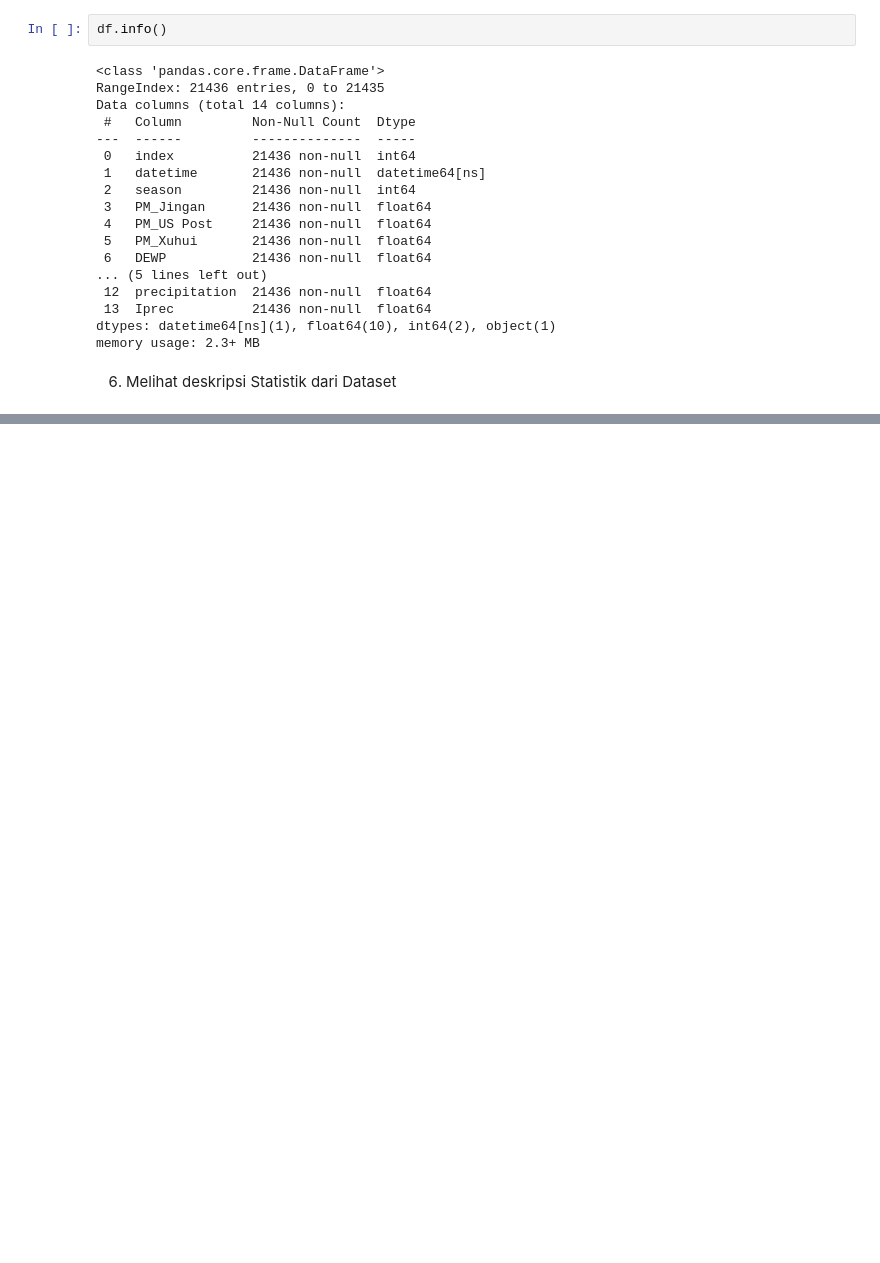
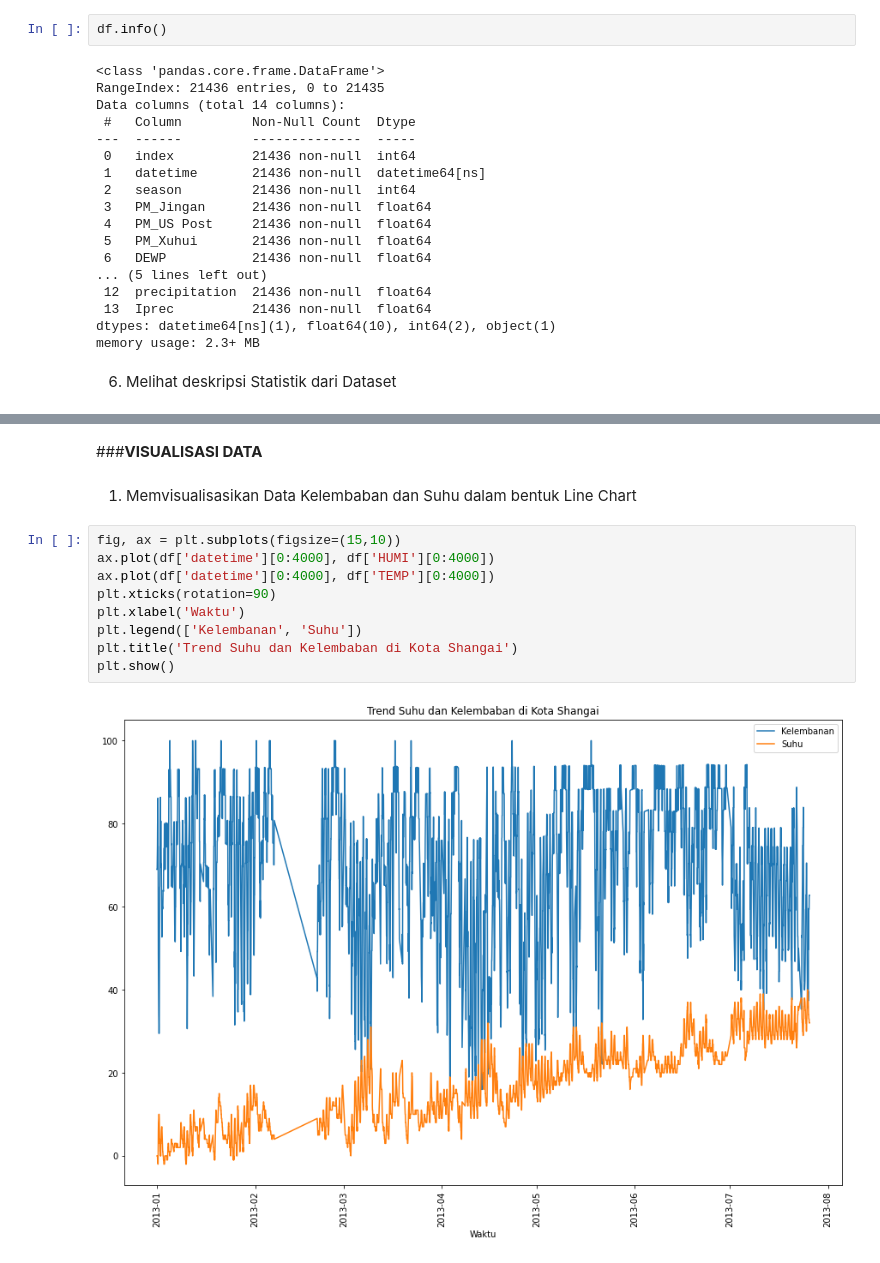
Before and after one commit to azizfath/fp-bdpa, a Jupyter notebook: UAS_BIGDATA.ipynb, the cells around one changed output, grey strips where cells are left out. Saved outputs shown, nothing was run; the diff lists cells and outputs as text; blank space fills up the shorter version.

```diff
--- a/UAS_BIGDATA.ipynb
+++ b/UAS_BIGDATA.ipynb
@@ -239,7 +239,7 @@ Data columns (total 14 columns):
 dtypes: datetime64[ns](1), float64(10), int64(2), object(1)
 memory usage: 2.3+ MB
 # %% [markdown]
-6. Melihat deskripsi Statistik dari Dataset
+6) Melihat deskripsi Statistik dari Dataset
 # %%
 df.describe()
 # %% [output]
@@ -252,3 +252,18 @@ df.describe()
 | 50% | 38864.500000 | 2.000000 | 44.000000 | 42.000000 | 44.000000 | 12.000000 | 70.670000 | 1016.000000 | 18.000000 | 20.000000 | ... |
 | 75% | 45453.250000 | 3.000000 | 73.000000 | 67.000000 | 74.000000 | 20.000000 | 83.010000 | 1023.000000 | 25.000000 | 62.000000 | ... |
 | max | 52582.000000 | 4.000000 | 607.000000 | 514.000000 | 636.000000 | 28.000000 | 100.000000 | 1040.000000 | 41.000000 | 608.000000 | ... |
+# %% [markdown]
+###**VISUALISASI DATA**
+# %% [markdown]
+1) Memvisualisasikan Data Kelembaban dan Suhu dalam bentuk Line Chart
+# %%
+fig, ax = plt.subplots(figsize=(15,10))
+ax.plot(df['datetime'][0:4000], df['HUMI'][0:4000])
+ax.plot(df['datetime'][0:4000], df['TEMP'][0:4000])
+plt.xticks(rotation=90)
+plt.xlabel('Waktu')
+plt.legend(['Kelembanan', 'Suhu'])
+plt.title('Trend Suhu dan Kelembaban di Kota Shangai')
+plt.show()
+# %% [output]
+[figure, added]
```
Also changed, not shown: parts of 16 cells of this notebook.
